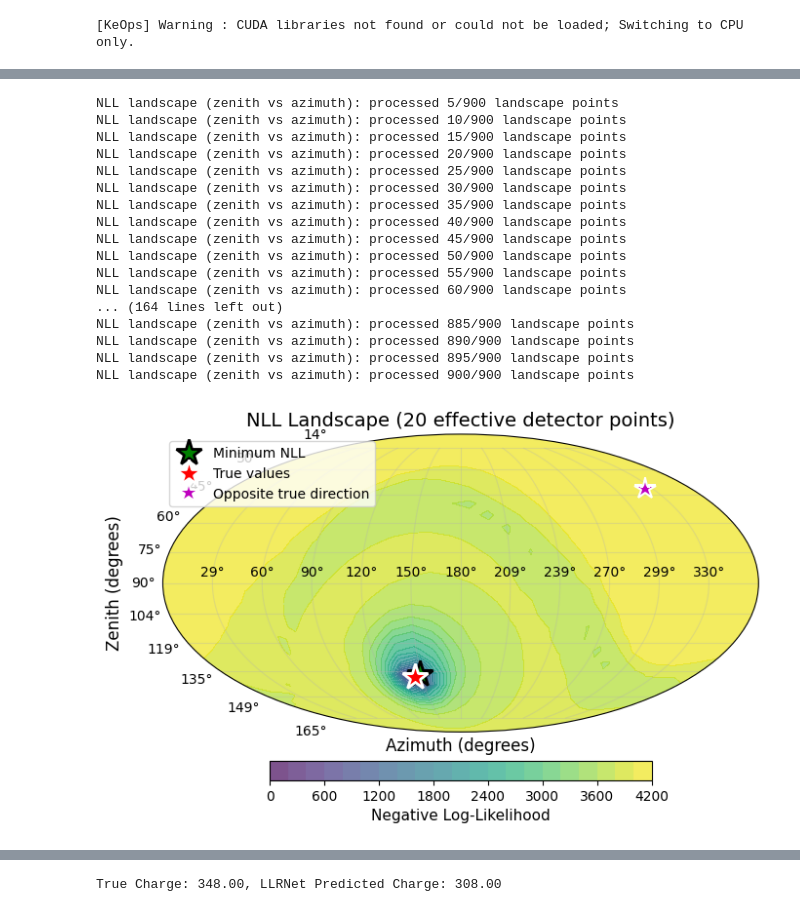
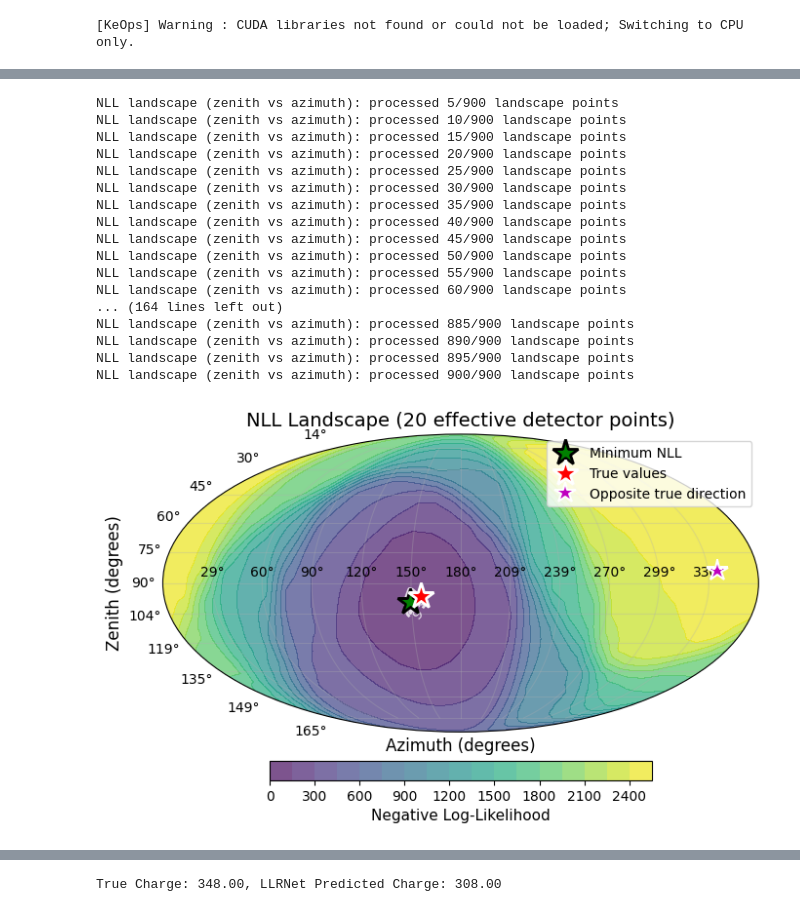
Before and after one commit to kristiantcho/nugget, a Jupyter notebook: nugget/examples/llr_testing.ipynb, the cells around one changed output, grey strips where cells are left out. Saved outputs shown, nothing was run; the diff lists cells and outputs as text; code cells hidden in the pictures.

```diff
--- a/nugget/examples/llr_testing.ipynb
+++ b/nugget/examples/llr_testing.ipynb
@@ -82,15 +82,16 @@ llr_net = nugget.surrogates.LLRnet.LLRnet(
     min_photons=1,
     num_photons_per_sample=None,
     input_charge=False,
-    rel_time=False,
+    rel_time=True,
     input_delta_time=False,  # residual time is baked into prepare_features_patd as t_geom_min
     use_rich_features=True,
-    add_distance_from_beam=False,
+    add_distance_from_beam=True,
     use_patd=True,
+    add_vertex_distance=False,
 )
 
-llr_net.load_model('best_hit_llr_model_v5.pt')
-history = pickle.load(open('hit_llr_v5_training_history.pkl', 'rb'))
+llr_net.load_model('best_hit_llr_model_v7.pt')
+history = pickle.load(open('hit_llr_v7_training_history.pkl', 'rb'))
 # history = pickle.load(open('cascade_hit_llr_v2_training_history.pkl', 'rb'))
 # %% [output]
 Building parallel network architecture:
@@ -122,34 +144,34 @@ result = nugget.utils.vis_tools.plot_nll_landscape(
     detector_point=None,
     true_event=true_event,
     use_mollweide=True,
     skip_zero_response=True,
     use_patd = True,
     use_rich_features = True,
     num_detector_points=1000,
     min_detector_points=20,
-    min_detector_response=5.0,
+    min_detector_response=1.0,
     max_detector_resample_attempts=100000,
     plot_opposite_direction_true_params=True,
     progress_print_every_n_points=5
 )
 # %% [output]
 NLL landscape (zenith vs azimuth): processed 5/900 landscape points
 NLL landscape (zenith vs azimuth): processed 10/900 landscape points
 NLL landscape (zenith vs azimuth): processed 15/900 landscape points
 NLL landscape (zenith vs azimuth): processed 20/900 landscape points
 NLL landscape (zenith vs azimuth): processed 25/900 landscape points
 NLL landscape (zenith vs azimuth): processed 30/900 landscape points
 NLL landscape (zenith vs azimuth): processed 35/900 landscape points
 NLL landscape (zenith vs azimuth): processed 40/900 landscape points
 NLL landscape (zenith vs azimuth): processed 45/900 landscape points
 NLL landscape (zenith vs azimuth): processed 50/900 landscape points
 NLL landscape (zenith vs azimuth): processed 55/900 landscape points
 NLL landscape (zenith vs azimuth): processed 60/900 landscape points
 ... (164 lines left out)
 NLL landscape (zenith vs azimuth): processed 885/900 landscape points
 NLL landscape (zenith vs azimuth): processed 890/900 landscape points
 NLL landscape (zenith vs azimuth): processed 895/900 landscape points
 NLL landscape (zenith vs azimuth): processed 900/900 landscape points
-[figure, old version]
+[figure, new version]
 # %%
 num_photons = 0
```
Also changed, not shown: parts of 4 cells of this notebook, 4 other files.
